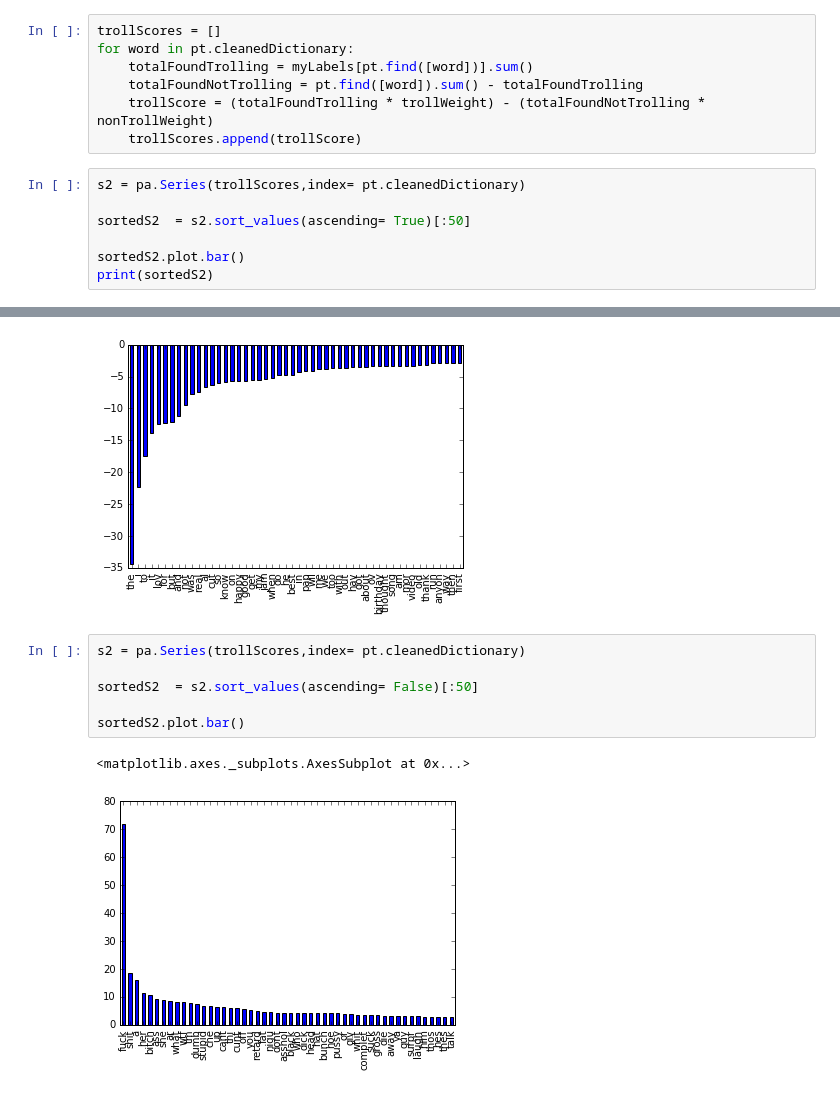
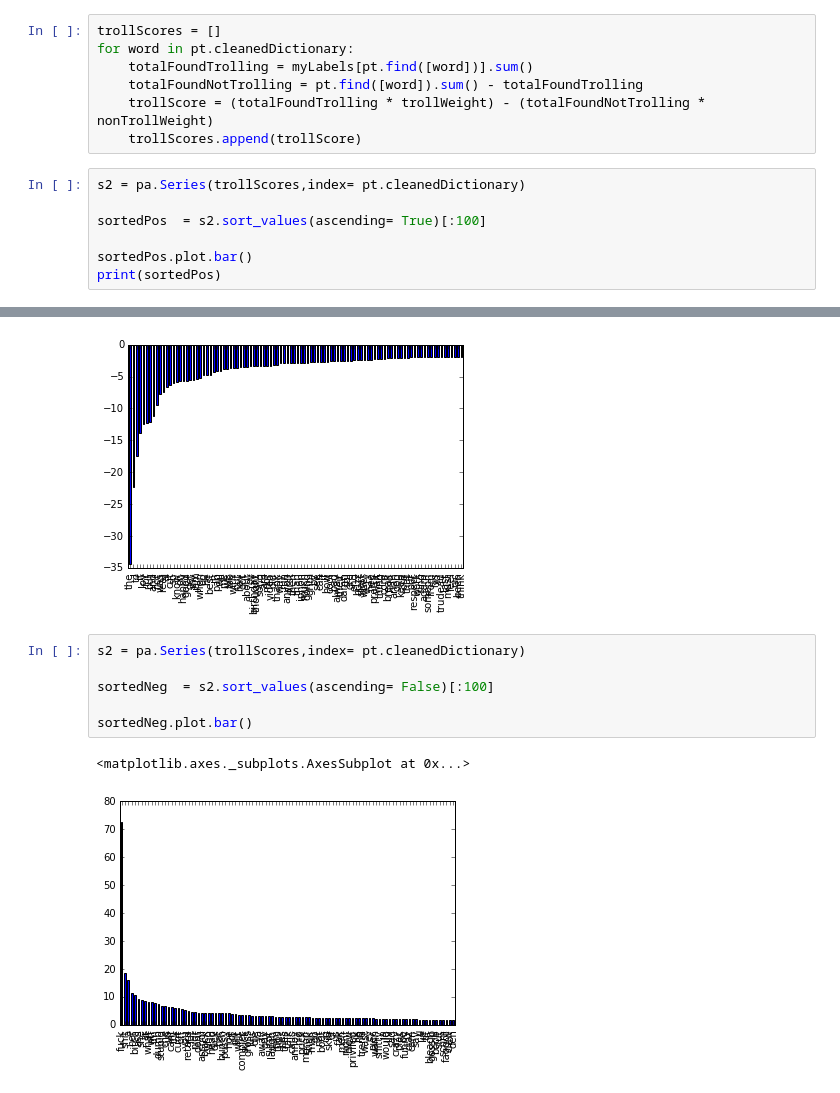
Before and after one commit to ZackAkil/Data-Science-Meetup-Predicting-Trolls, a Jupyter notebook: Predicting-Trolls-master/Youtube comment analysis using PrimeText.ipynb, the cells around one changed output, grey strips where cells are left out. Drawn from its saved outputs; the diff is of its cells as text.

```diff
--- a/Predicting-Trolls-master/Youtube comment analysis using PrimeText.ipynb
+++ b/Predicting-Trolls-master/Youtube comment analysis using PrimeText.ipynb
@@ -136,8 +136,8 @@ for word in pt.cleanedDictionary:
 # %%
 s2 = pa.Series(trollScores,index= pt.cleanedDictionary)
 
-sortedS2  = s2.sort_values(ascending= True)[:50]
+sortedPos  = s2.sort_values(ascending= True)[:100]
 
-sortedS2.plot.bar()
-print(sortedS2)
+sortedPos.plot.bar()
+print(sortedPos)
 # %% [output]
@@ -160,11 +160,11 @@ first       -2.892126
 dtype: float64
-[figure, old version]
+[figure, new version]
 # %%
 s2 = pa.Series(trollScores,index= pt.cleanedDictionary)
 
-sortedS2  = s2.sort_values(ascending= False)[:50]
+sortedNeg  = s2.sort_values(ascending= False)[:100]
 
-sortedS2.plot.bar()
+sortedNeg.plot.bar()
 # %% [output]
 <matplotlib.axes._subplots.AxesSubplot at 0x...>
-[figure, old version]
+[figure, new version]
```
Also changed, not shown: parts of 28 cells of this notebook.
